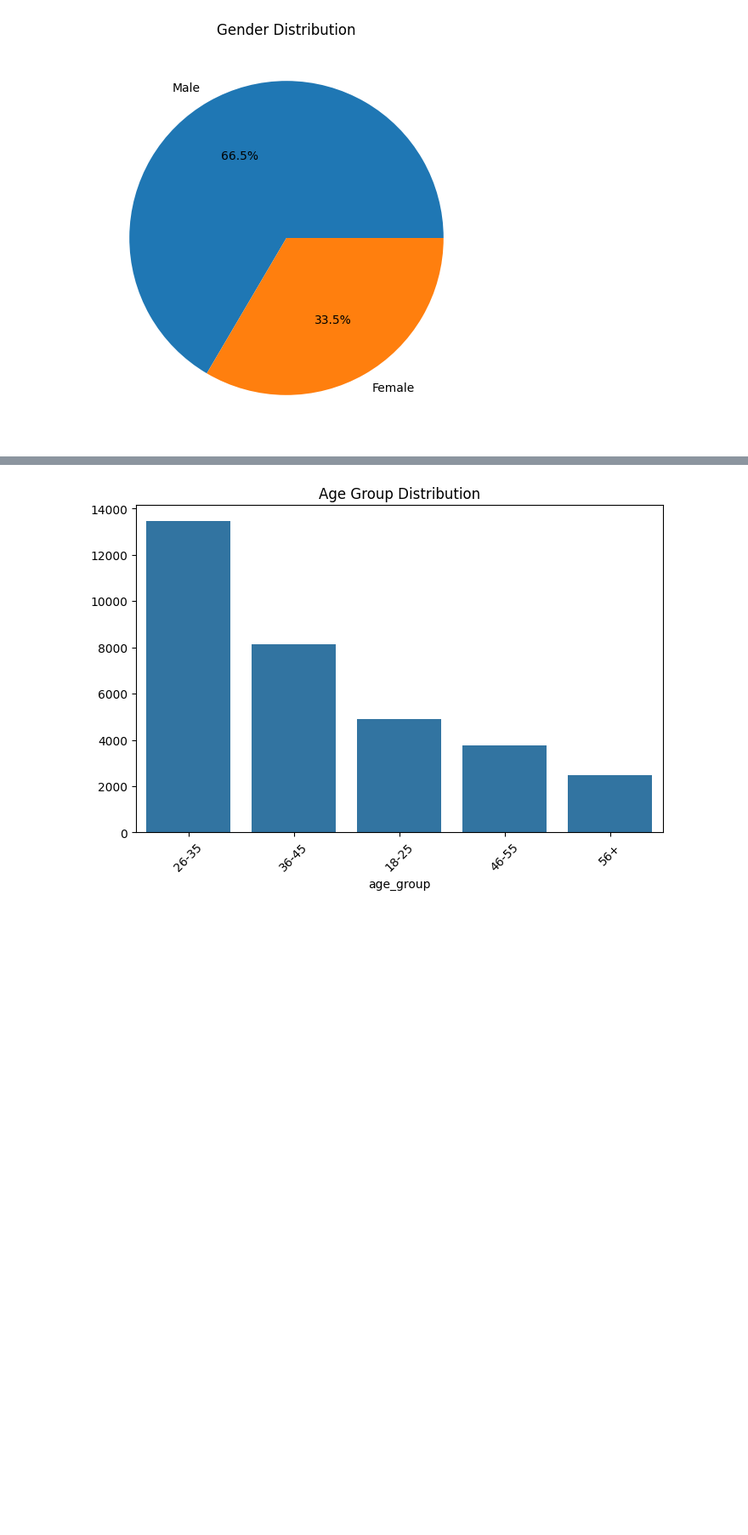
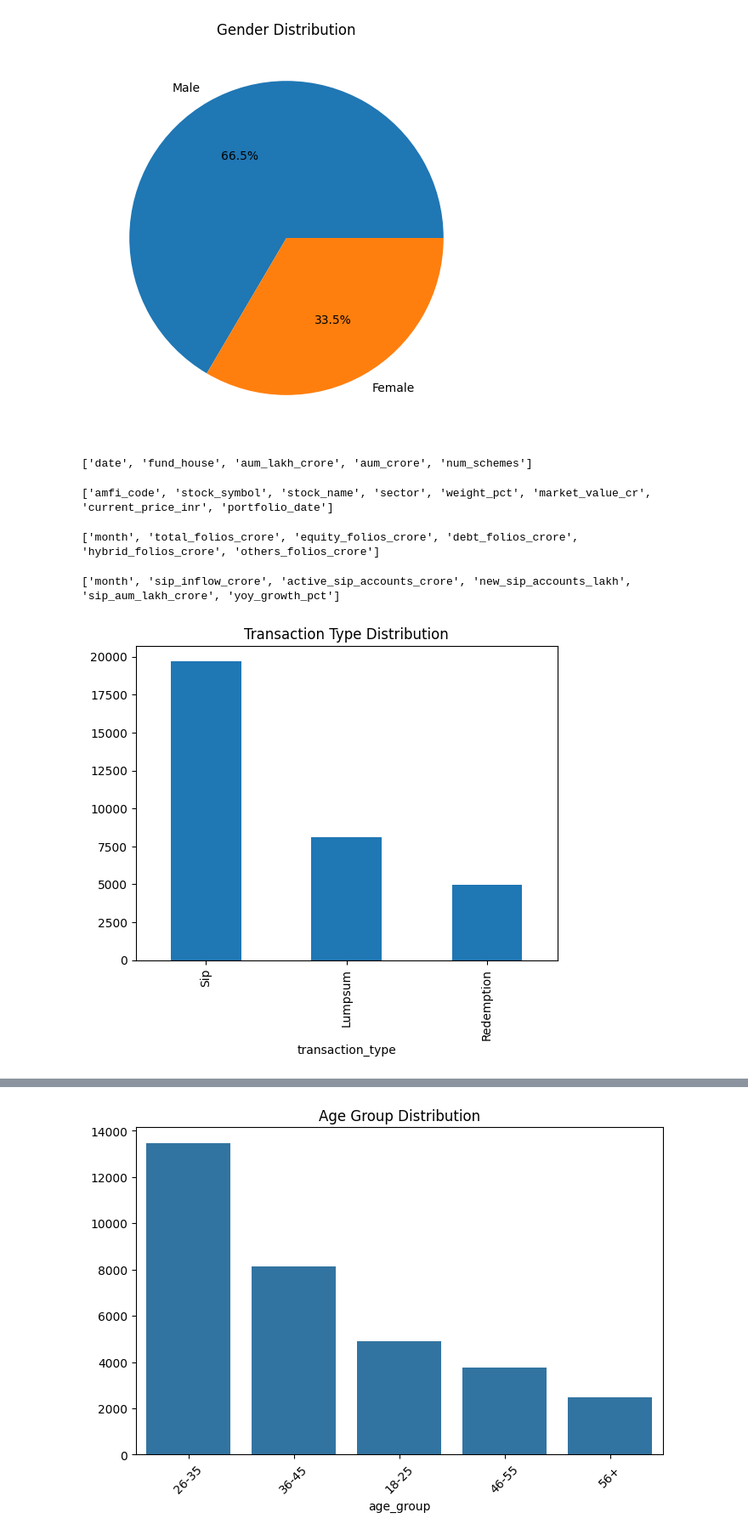
Before and after one commit to theshreyasingh/MutualFundProject, a Jupyter notebook: notebooks/03_eda_analysis.ipynb, the cells around one changed output, grey strips where cells are left out. Shown at 85% size. Saved outputs shown, nothing was run; the diff lists cells and outputs as text; code cells hidden in the pictures; blank space fills up the shorter version.

```diff
--- a/notebooks/03_eda_analysis.ipynb
+++ b/notebooks/03_eda_analysis.ipynb
@@ -63,3 +63,25 @@ plt.title("Gender Distribution")
 plt.show()
 # %% [output]
 [figure]
+# %%
+print(aum.columns.tolist())
+# %% [output]
+['date', 'fund_house', 'aum_lakh_crore', 'aum_crore', 'num_schemes']
+# %%
+print(portfolio.columns.tolist())
+# %% [output]
+['amfi_code', 'stock_symbol', 'stock_name', 'sector', 'weight_pct', 'market_value_cr', 'current_price_inr', 'portfolio_date']
+# %%
+print(folio.columns.tolist())
+# %% [output]
+['month', 'total_folios_crore', 'equity_folios_crore', 'debt_folios_crore', 'hybrid_folios_crore', 'others_folios_crore']
+# %%
+print(sip.columns.tolist())
+# %% [output]
+['month', 'sip_inflow_crore', 'active_sip_accounts_crore', 'new_sip_accounts_lakh', 'sip_aum_lakh_crore', 'yoy_growth_pct']
+# %%
+txn['transaction_type'].value_counts().plot(kind='bar')
+plt.title("Transaction Type Distribution")
+plt.show()
+# %% [output]
+[figure, added]
```
Also changed, not shown: parts of 38 cells of this notebook, 9 other files.
